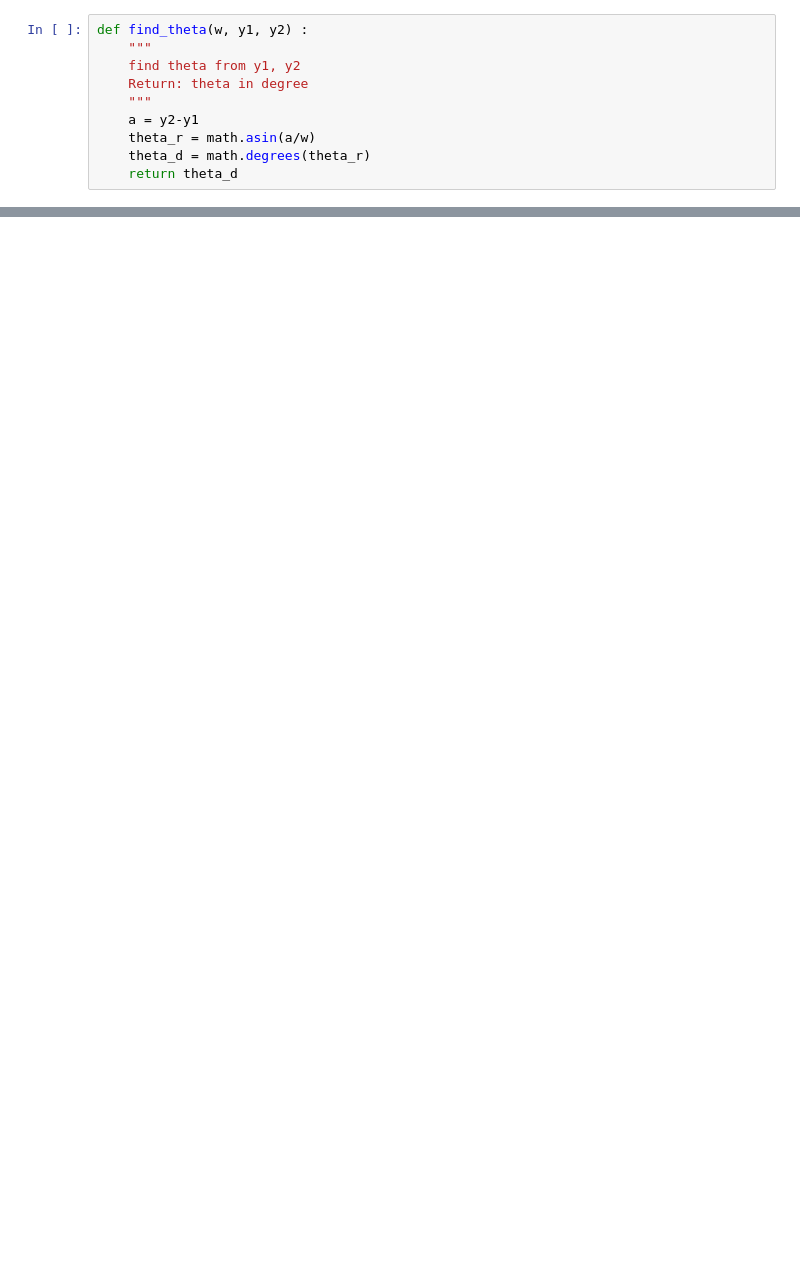
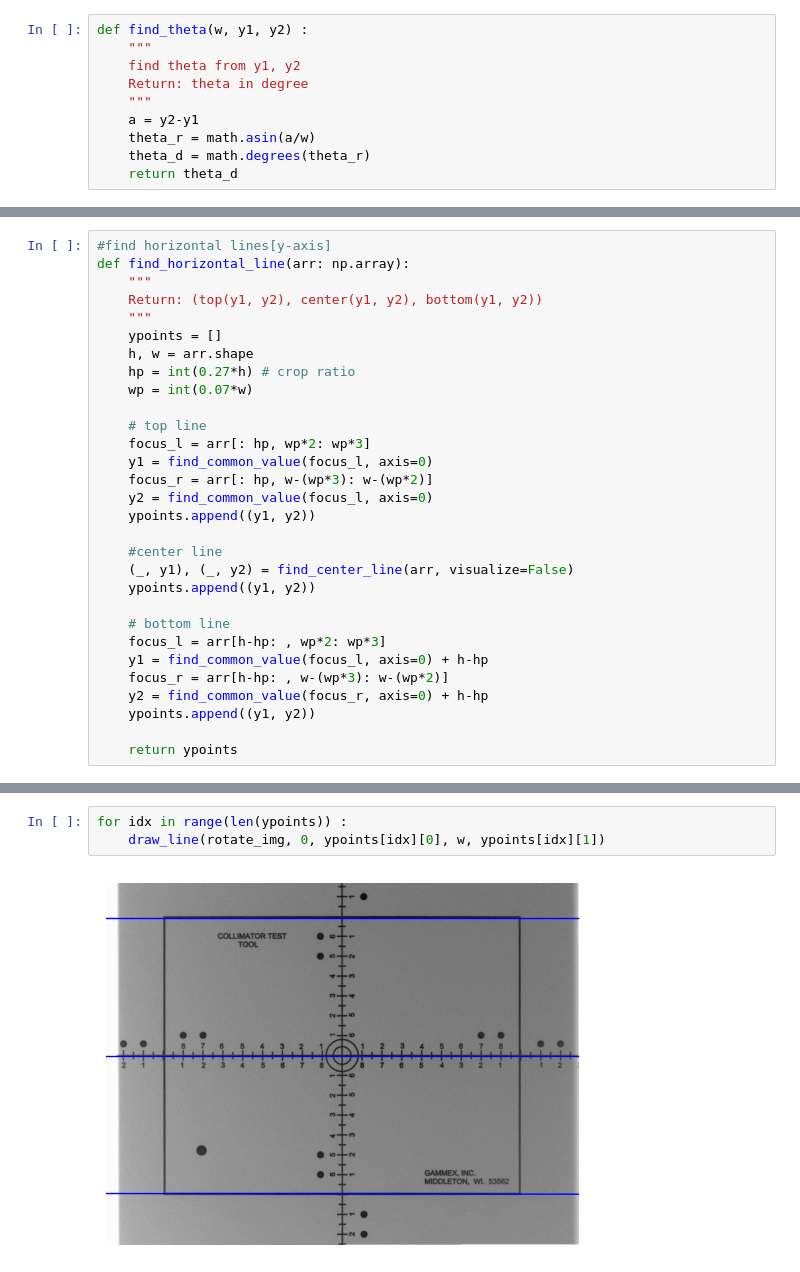
Before and after one commit to NickyAlan/DR-Light-beam-test, a Jupyter notebook: image-processing.ipynb, the cells around one changed output, grey strips where cells are left out. Saved outputs shown, nothing was run; the diff lists cells and outputs as text; blank space fills up the shorter version.

```diff
--- a/image-processing.ipynb
+++ b/image-processing.ipynb
@@ -128,0 +115,30 @@ display(rotate_img)
+# %%
+#find horizontal lines[y-axis]
+def find_horizontal_line(arr: np.array):
+    """
+    Return: (top(y1, y2), center(y1, y2), bottom(y1, y2))
+    """
+    ypoints = []
+    h, w = arr.shape
+    hp = int(0.27*h) # crop ratio
+    wp = int(0.07*w)
+
+    # top line
+    focus_l = arr[: hp, wp*2: wp*3]
+    y1 = find_common_value(focus_l, axis=0)
+    focus_r = arr[: hp, w-(wp*3): w-(wp*2)]
+    y2 = find_common_value(focus_l, axis=0)
+    ypoints.append((y1, y2))
+
+    #center line
+    (_, y1), (_, y2) = find_center_line(arr, visualize=False)
+    ypoints.append((y1, y2))
+
+    # bottom line
+    focus_l = arr[h-hp: , wp*2: wp*3]
+    y1 = find_common_value(focus_l, axis=0) + h-hp
+    focus_r = arr[h-hp: , w-(wp*3): w-(wp*2)]
+    y2 = find_common_value(focus_r, axis=0) + h-hp
+    ypoints.append((y1, y2))
+
+    return ypoints
@@ -128,0 +150,5 @@ display(rotate_img)
+# %%
+for idx in range(len(ypoints)) :
+    draw_line(rotate_img, 0, ypoints[idx][0], w, ypoints[idx][1])
+# %% [output]
+[figure, added]
```
Also changed, not shown: parts of 20 cells of this notebook, 11 other files.
